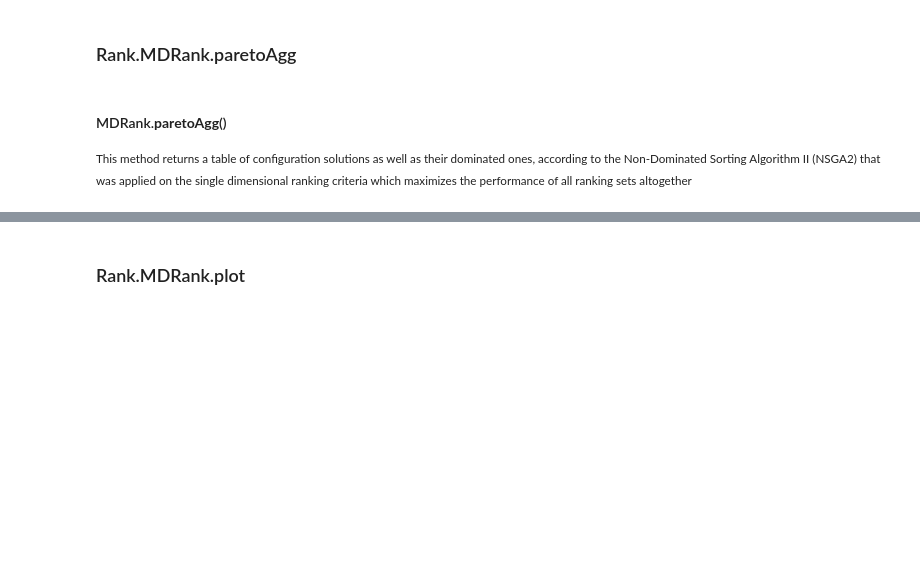
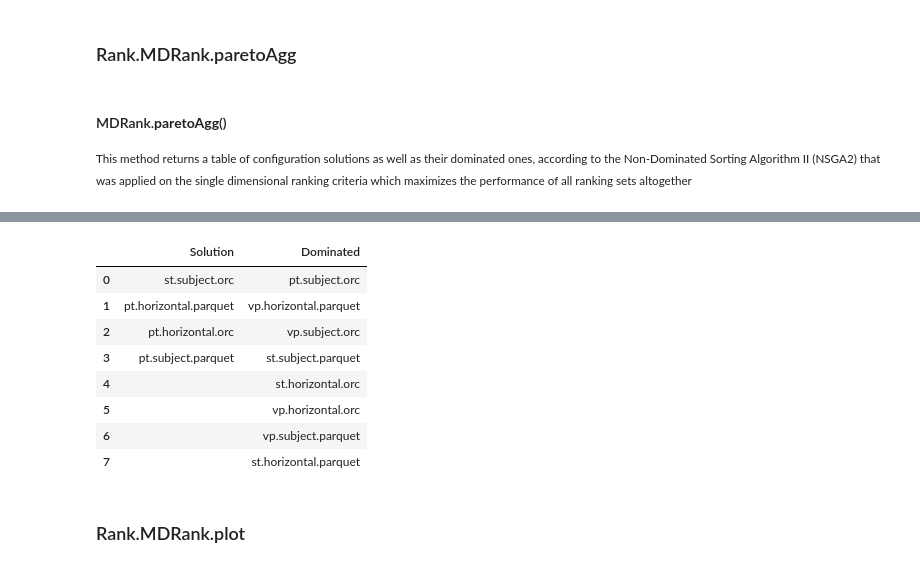
Before and after one commit to DataSystemsGroupUT/PAPyA, a Jupyter notebook: UI Module_Development/BenchRanker.ipynb, the cells around one changed output, grey strips where cells are left out. Drawn from its saved outputs; the diff is of its cells as text; code cells hidden in the pictures; blank space fills up the shorter version.

```diff
--- a/UI Module_Development/BenchRanker.ipynb
+++ b/UI Module_Development/BenchRanker.ipynb
@@ -210,3 +249,15 @@ multiDimensionRank.paretoAgg()
+# %%
+multiDimensionRank.paretoAgg([1,2,3])
+# %% [output]
+|  | Solution | Dominated |
+| 0 | st.subject.orc | pt.subject.orc |
+| 1 | pt.horizontal.parquet | vp.horizontal.parquet |
+| 2 | pt.horizontal.orc | vp.subject.orc |
+| 3 | pt.subject.parquet | st.subject.parquet |
+| 4 |  | st.horizontal.orc |
+| 5 |  | vp.horizontal.orc |
+| 6 |  | vp.subject.parquet |
+| 7 |  | st.horizontal.parquet |
 # %% [markdown]
 ### Rank.MDRank.plot
 # %% [markdown]
```
Also changed, not shown: parts of 8 cells of this notebook, 6 other files.
